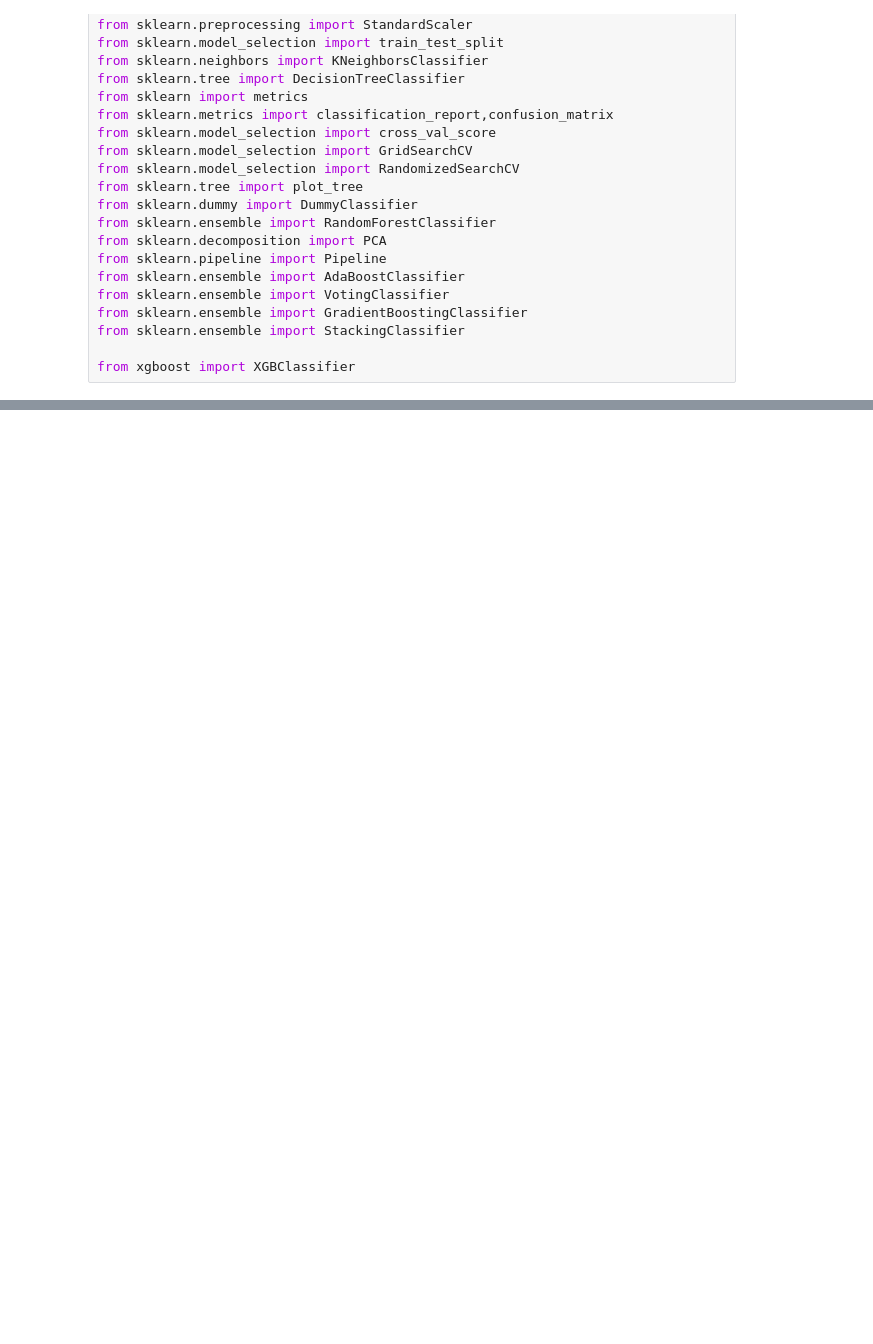
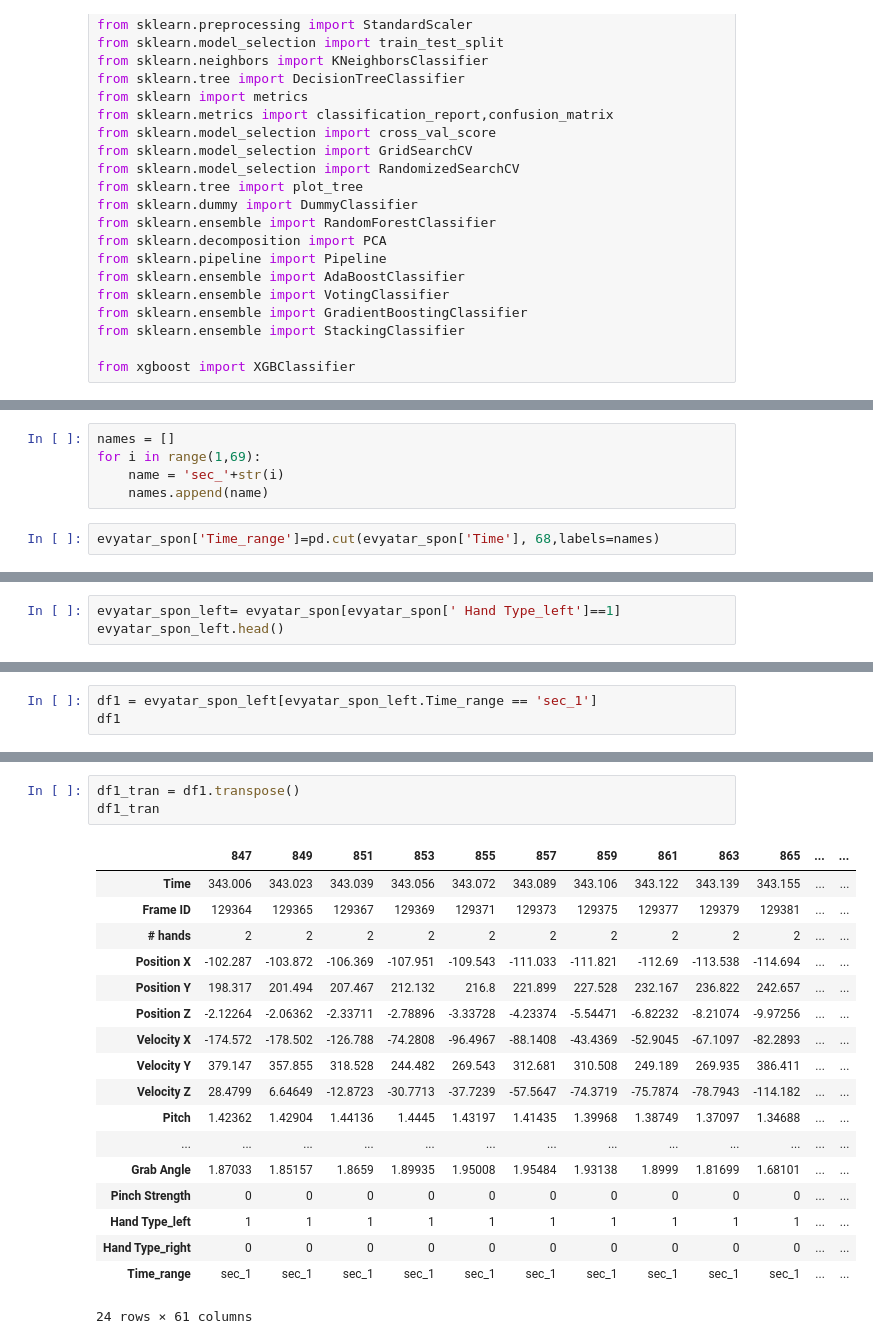
Before and after one commit to or-yitshak/Final-Project-Semester-B, a Jupyter notebook: Notebook 4.ipynb, the cells around one changed output, grey strips where cells are left out. Cells and saved outputs as stored; diff of their text form; blank space fills up the shorter version.

```diff
--- a/Notebook 4.ipynb
+++ b/Notebook 4.ipynb
@@ -28,0 +120,7 @@ from xgboost import XGBClassifier
+# %%
+names = []
+for i in range(1,69):
+    name = 'sec_'+str(i)
+    names.append(name)
+# %%
+evyatar_spon['Time_range']=pd.cut(evyatar_spon['Time'], 68,labels=names)
@@ -28,0 +158,3 @@ from xgboost import XGBClassifier
+# %%
+evyatar_spon_left= evyatar_spon[evyatar_spon[' Hand Type_left']==1]
+evyatar_spon_left.head()
@@ -28,0 +173,3 @@ from xgboost import XGBClassifier
+# %%
+df1 = evyatar_spon_left[evyatar_spon_left.Time_range == 'sec_1']
+df1
@@ -28,0 +190,22 @@ from xgboost import XGBClassifier
+# %%
+df1_tran = df1.transpose()
+df1_tran
+# %% [output]
+|  | 847 | 849 | 851 | 853 | 855 | 857 | 859 | 861 | 863 | 865 | ... | ... |
+| Time | 343.006 | 343.023 | 343.039 | 343.056 | 343.072 | 343.089 | 343.106 | 343.122 | 343.139 | 343.155 | ... | ... |
+| Frame ID | 129364 | 129365 | 129367 | 129369 | 129371 | 129373 | 129375 | 129377 | 129379 | 129381 | ... | ... |
+| # hands | 2 | 2 | 2 | 2 | 2 | 2 | 2 | 2 | 2 | 2 | ... | ... |
+| Position X | -102.287 | -103.872 | -106.369 | -107.951 | -109.543 | -111.033 | -111.821 | -112.69 | -113.538 | -114.694 | ... | ... |
+| Position Y | 198.317 | 201.494 | 207.467 | 212.132 | 216.8 | 221.899 | 227.528 | 232.167 | 236.822 | 242.657 | ... | ... |
+| Position Z | -2.12264 | -2.06362 | -2.33711 | -2.78896 | -3.33728 | -4.23374 | -5.54471 | -6.82232 | -8.21074 | -9.97256 | ... | ... |
+| Velocity X | -174.572 | -178.502 | -126.788 | -74.2808 | -96.4967 | -88.1408 | -43.4369 | -52.9045 | -67.1097 | -82.2893 | ... | ... |
+| Velocity Y | 379.147 | 357.855 | 318.528 | 244.482 | 269.543 | 312.681 | 310.508 | 249.189 | 269.935 | 386.411 | ... | ... |
+| Velocity Z | 28.4799 | 6.64649 | -12.8723 | -30.7713 | -37.7239 | -57.5647 | -74.3719 | -75.7874 | -78.7943 | -114.182 | ... | ... |
+| Pitch | 1.42362 | 1.42904 | 1.44136 | 1.4445 | 1.43197 | 1.41435 | 1.39968 | 1.38749 | 1.37097 | 1.34688 | ... | ... |
+| ... | ... | ... | ... | ... | ... | ... | ... | ... | ... | ... | ... | ... |
+| Grab Angle | 1.87033 | 1.85157 | 1.8659 | 1.89935 | 1.95008 | 1.95484 | 1.93138 | 1.8999 | 1.81699 | 1.68101 | ... | ... |
+| Pinch Strength | 0 | 0 | 0 | 0 | 0 | 0 | 0 | 0 | 0 | 0 | ... | ... |
+| Hand Type_left | 1 | 1 | 1 | 1 | 1 | 1 | 1 | 1 | 1 | 1 | ... | ... |
+| Hand Type_right | 0 | 0 | 0 | 0 | 0 | 0 | 0 | 0 | 0 | 0 | ... | ... |
+| Time_range | sec_1 | sec_1 | sec_1 | sec_1 | sec_1 | sec_1 | sec_1 | sec_1 | sec_1 | sec_1 | ... | ... |
+24 rows × 61 columns
```
Also changed, not shown: parts of 33 cells of this notebook.
